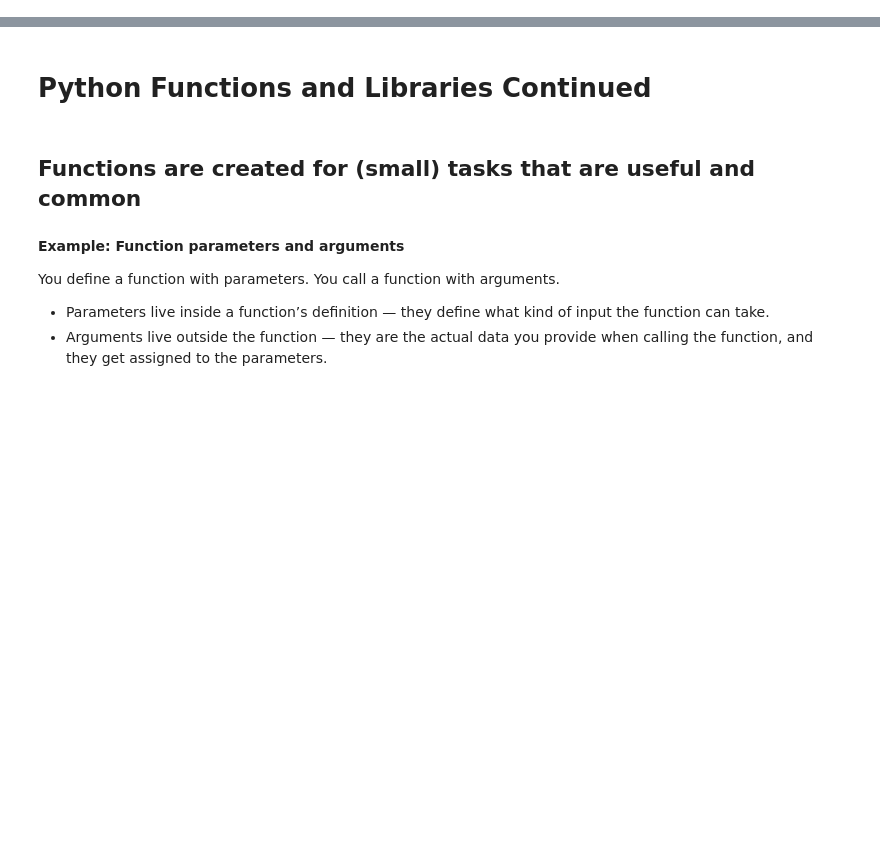
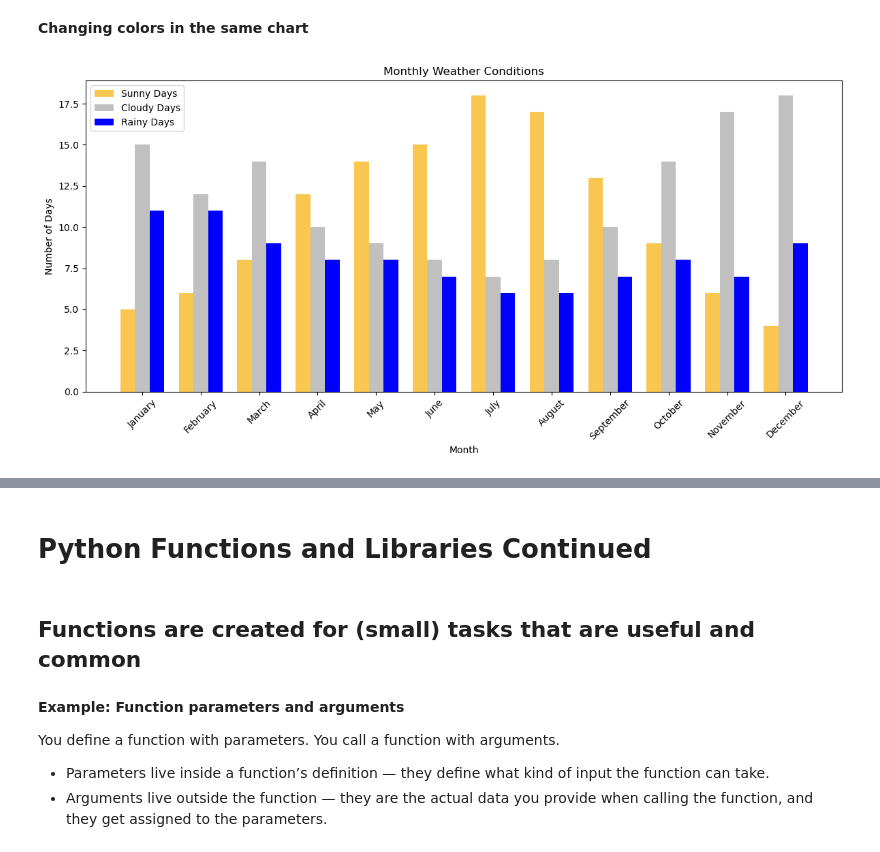
Before and after one commit to yroosel/python_essentials, a Jupyter notebook: Python Essentials Prep 28 mei .ipynb, the cells around one changed output, grey strips where cells are left out. Saved outputs shown, nothing was run; the diff lists cells and outputs as text; code cells hidden in the pictures; blank space fills up the shorter version.

```diff
--- a/Python Essentials Prep 28 mei .ipynb
+++ b/Python Essentials Prep 28 mei .ipynb
@@ -0,0 +105,29 @@
+# %% [markdown]
+**Changing colors in the same chart**
+# %%
+import matplotlib.pyplot as plt
+
+# BAR GRAPH: Sunny, Cloudy, and Rainy Days per Month
+plt.figure(figsize=(12, 6))
+bar_width = 0.25
+x = range(len(df['Month']))
+
+# Define colors
+sunny_color = '#f9c74f'   # yellow/gold
+cloudy_color = 'silver'   # silver
+rainy_color = 'blue'      # blue
+
+# Plot bars with custom colors
+plt.bar([i - bar_width for i in x], df['Sunny Days'], width=bar_width, label='Sunny Days', color=sunny_color)
+plt.bar(x, df['Cloudy Days'], width=bar_width, label='Cloudy Days', color=cloudy_color)
+plt.bar([i + bar_width for i in x], df['Rainy Days'], width=bar_width, label='Rainy Days', color=rainy_color)
+
+plt.title('Monthly Weather Conditions')
+plt.xlabel('Month')
+plt.ylabel('Number of Days')
+plt.xticks(ticks=x, labels=df['Month'], rotation=45)
+plt.legend()
+plt.tight_layout()
+plt.show()
+# %% [output]
+[figure, added]
```
Also changed, not shown: parts of 15 cells of this notebook.
